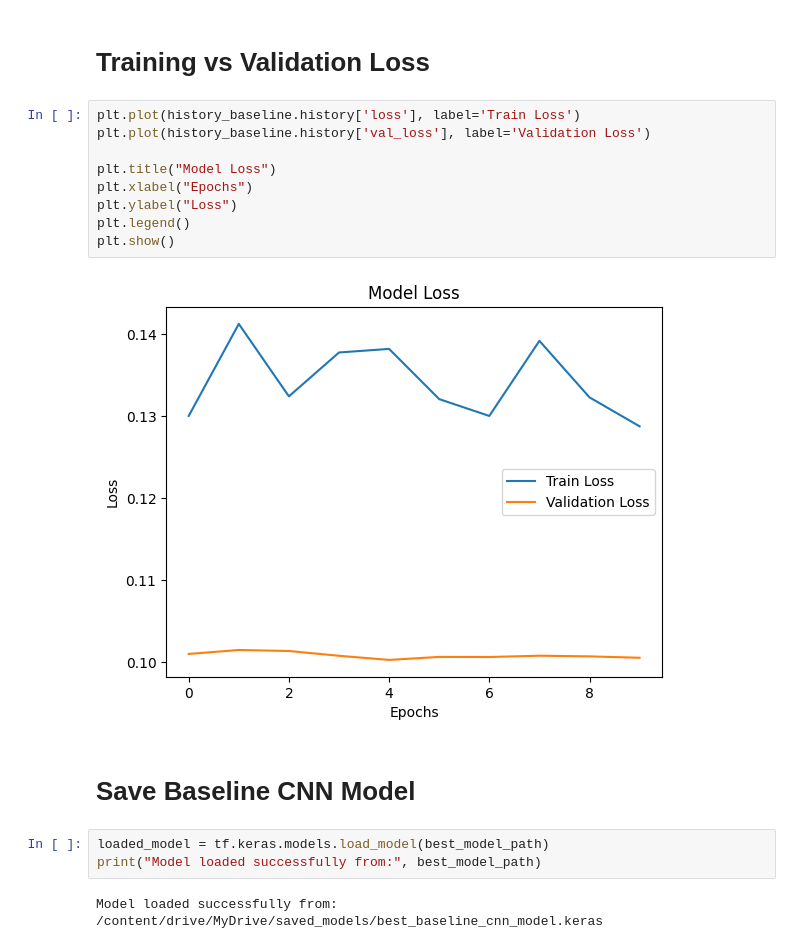
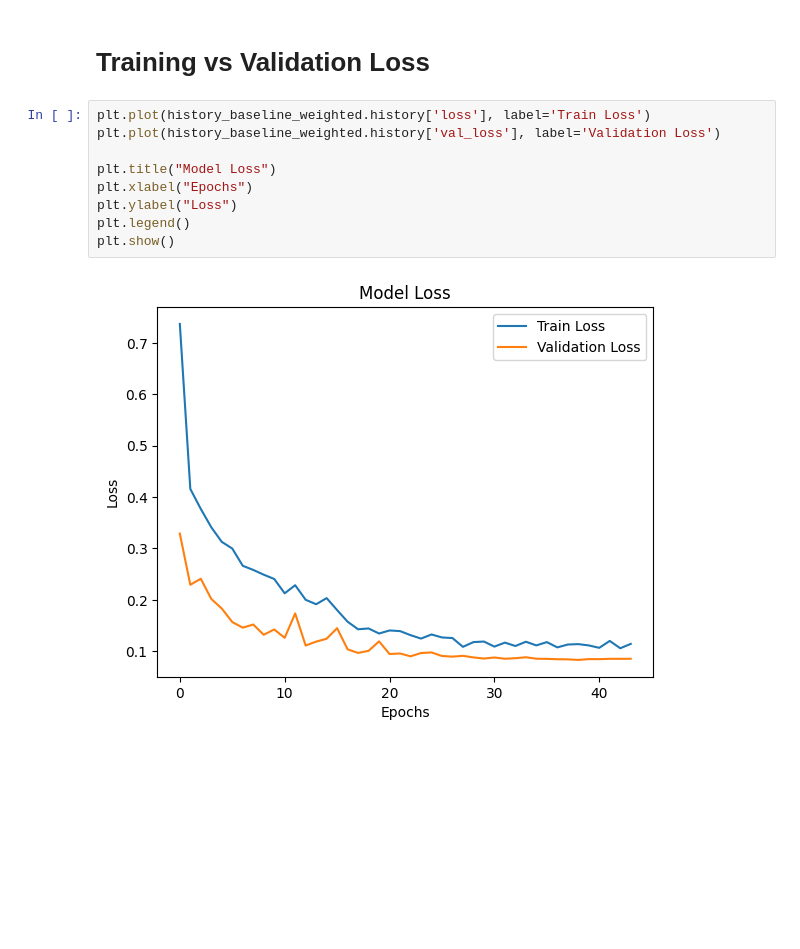
Before and after one commit to RAVIAPTISWETHA/COVID-19-Detection-from-Chest-X-ray-Images-Using-CNN-, a Jupyter notebook: CNN_Model.ipynb, the cells around one changed output. Drawn from its saved outputs; the diff is of its cells as text; blank space fills up the shorter version.

```diff
--- a/CNN_Model.ipynb
+++ b/CNN_Model.ipynb
@@ -630,20 +637,13 @@ plt.show()
 # %% [markdown]
 # Training vs Validation Loss
 # %%
-plt.plot(history_baseline.history['loss'], label='Train Loss')
-plt.plot(history_baseline.history['val_loss'], label='Validation Loss')
+plt.plot(history_baseline_weighted.history['loss'], label='Train Loss')
+plt.plot(history_baseline_weighted.history['val_loss'], label='Validation Loss')
 
 plt.title("Model Loss")
 plt.xlabel("Epochs")
 plt.ylabel("Loss")
 plt.legend()
 plt.show()
 # %% [output]
-[figure, old version]
+[figure, new version]
-# %% [markdown]
-# Save Baseline CNN Model
-# %%
-loaded_model = tf.keras.models.load_model(best_model_path)
-print("Model loaded successfully from:", best_model_path)
-# %% [output]
-Model loaded successfully from: /content/drive/MyDrive/saved_models/best_baseline_cnn_model.keras
```
Also changed, not shown: parts of 22 cells of this notebook.
